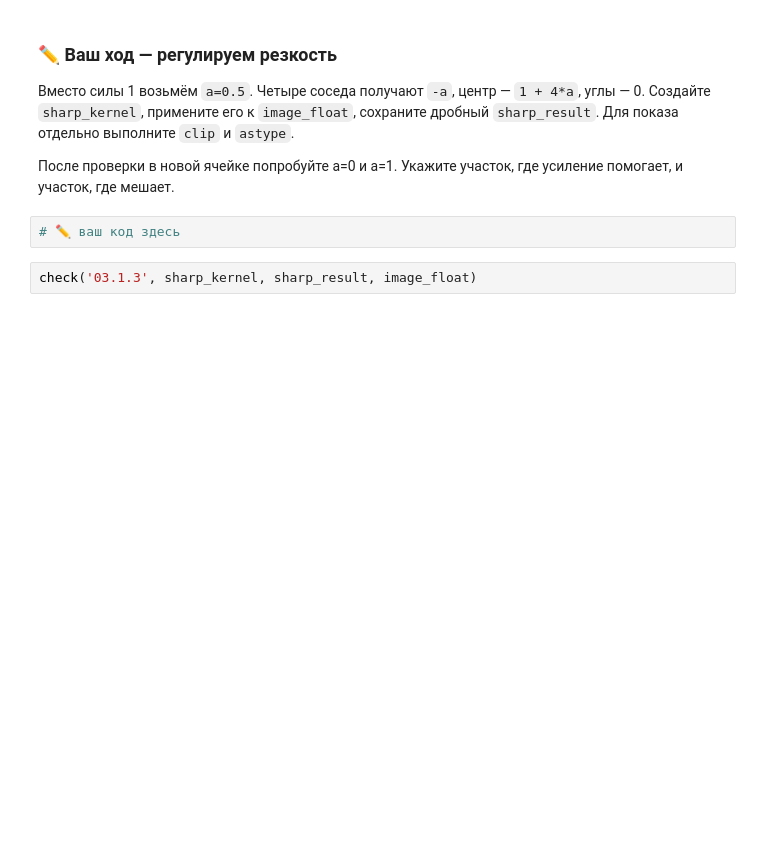
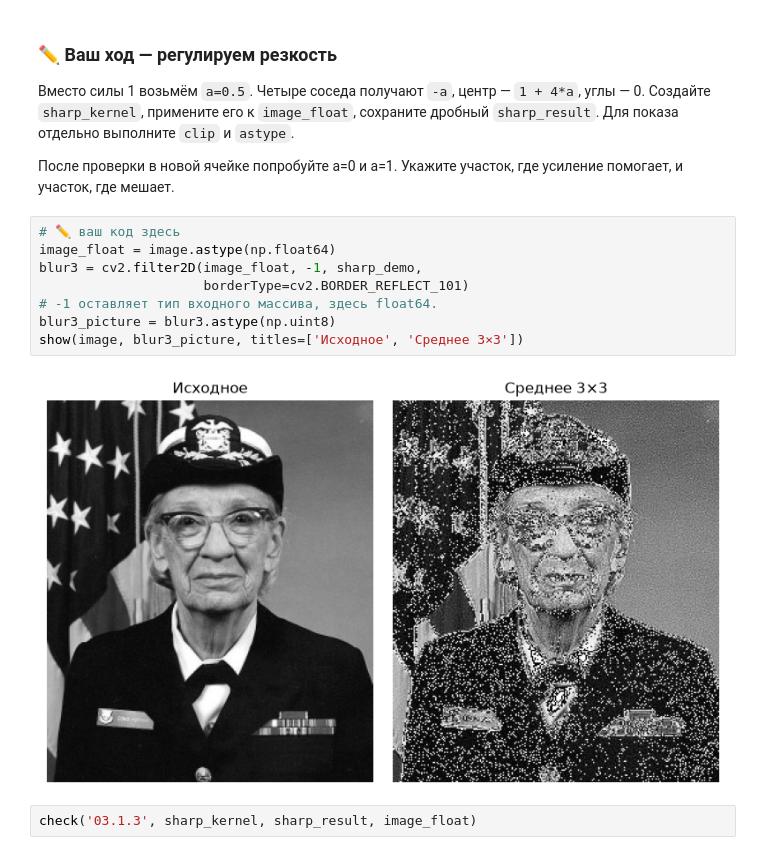
Before and after one commit to AnatoDu/Computer_Vision, a Jupyter notebook: 03.1 Свёртка и линейные фильтры.ipynb, the cells around one changed output. Drawn from its saved outputs; the diff is of its cells as text; blank space fills up the shorter version.

```diff
--- a/03.1 Свёртка и линейные фильтры.ipynb
+++ b/03.1 Свёртка и линейные фильтры.ipynb
@@ -293,6 +404,14 @@ print(limited_demo.astype(np.uint8))
 После проверки в новой ячейке попробуйте a=0 и a=1. Укажите участок, где усиление помогает, и участок, где мешает.
 # %%
 # ✏️ ваш код здесь
+image_float = image.astype(np.float64)
+blur3 = cv2.filter2D(image_float, -1, sharp_demo,
+                     borderType=cv2.BORDER_REFLECT_101)
+# -1 оставляет тип входного массива, здесь float64.
+blur3_picture = blur3.astype(np.uint8)
+show(image, blur3_picture, titles=['Исходное', 'Среднее 3×3'])
+# %% [output]
+[figure, added]
 # %%
 check('03.1.3', sharp_kernel, sharp_result, image_float)
 # %% [markdown]
```
Also changed, not shown: parts of 31 cells of this notebook, 7 other files.
